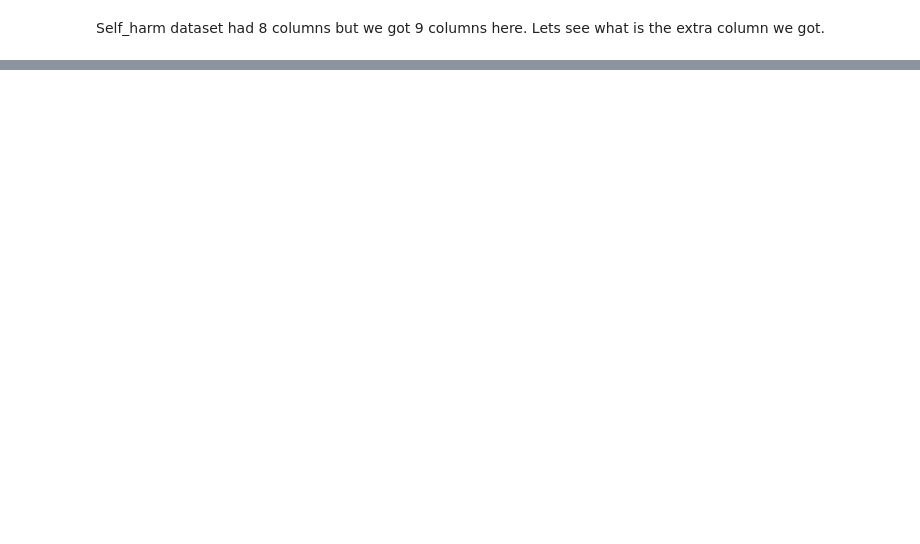
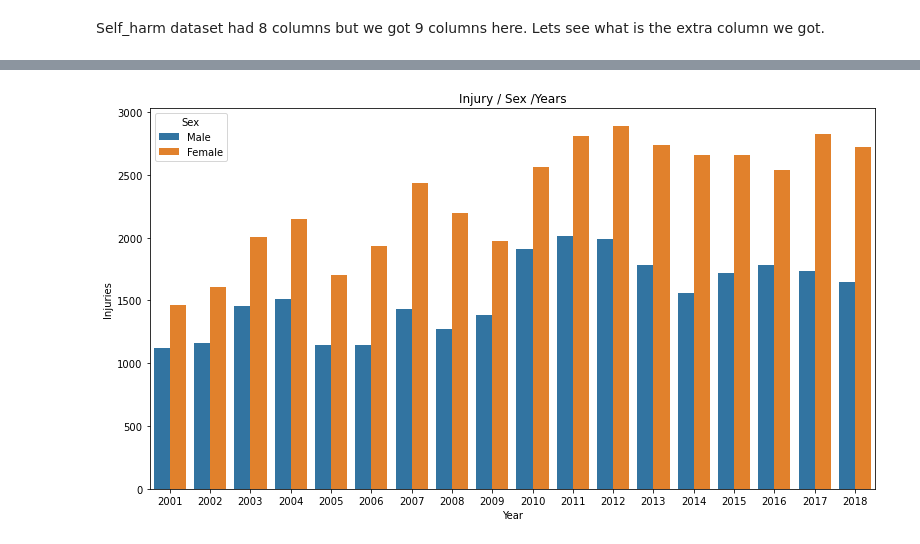
Before and after one commit to HayalDargin/Springboard_Work, a Jupyter notebook: Capstone_2/Hayal_Capstone2_EDA.ipynb, the cells around one changed output, grey strips where cells are left out. Cells and saved outputs as stored; diff of their text form; code cells hidden in the pictures; blank space fills up the shorter version.

```diff
--- a/Capstone_2/Hayal_Capstone2_EDA.ipynb
+++ b/Capstone_2/Hayal_Capstone2_EDA.ipynb
@@ -230,0 +131,9 @@ df_pivot
+# %%
+#Make barplot to see difference over the years
+figure_dims = (13,7)
+figure, ax = plt.subplots(figsize=figure_dims)
+sns.barplot( x='Year', y='Injuries', hue='Sex', ci=None, data=Self_harm)
+plt.title('Injury / Sex /Years')
+plt.show()
+# %% [output]
+[figure, added]
```
Also changed, not shown: parts of 52 cells of this notebook.
